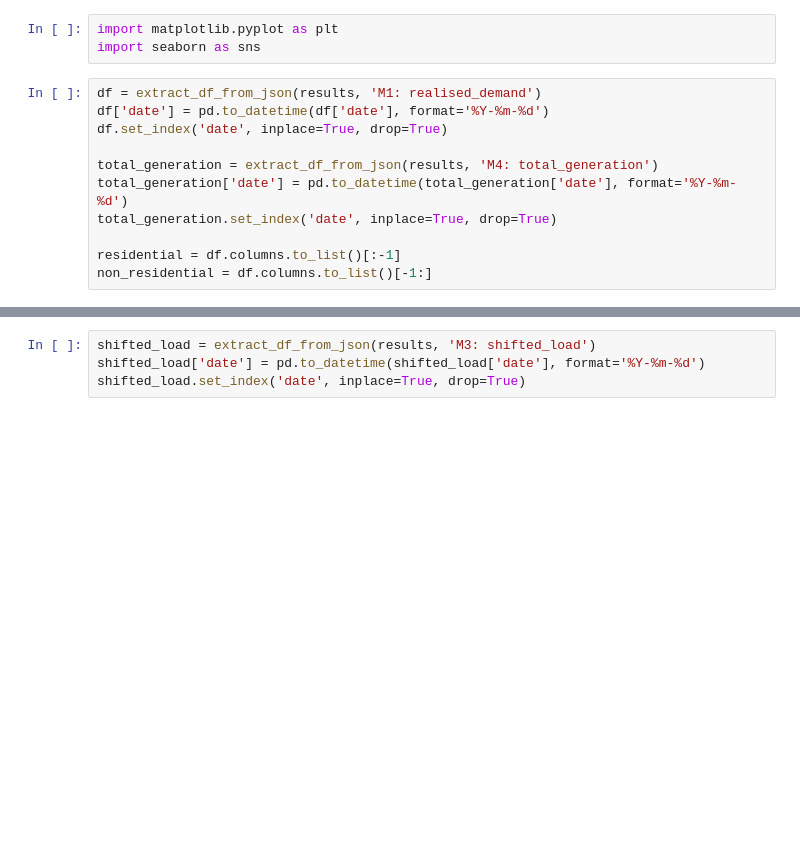
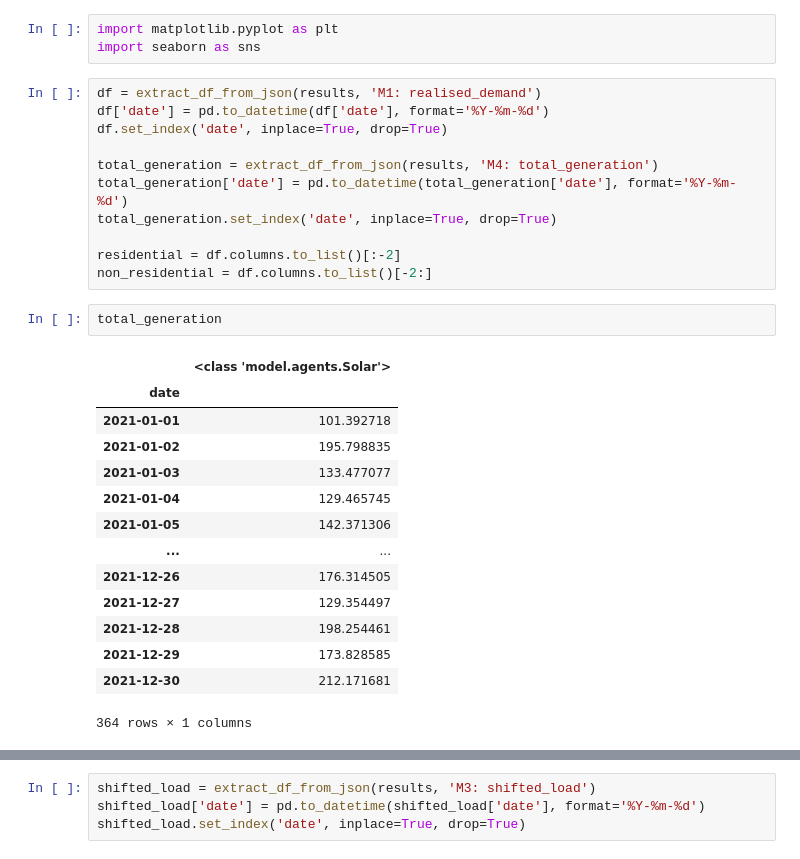
Before and after one commit to SoniAnmol/Modelling-Dutch-Energy-Communities, a Jupyter notebook: example/check_results.ipynb, the cells around one changed output, grey strips where cells are left out. Saved outputs shown, nothing was run; the diff lists cells and outputs as text; blank space fills up the shorter version.

```diff
--- a/example/check_results.ipynb
+++ b/example/check_results.ipynb
@@ -38,8 +38,25 @@ total_generation = extract_df_from_json(results, 'M4: total_generation')
 total_generation['date'] = pd.to_datetime(total_generation['date'], format='%Y-%m-%d')
 total_generation.set_index('date', inplace=True, drop=True)
 
-residential = df.columns.to_list()[:-1]
-non_residential = df.columns.to_list()[-1:]
+residential = df.columns.to_list()[:-2]
+non_residential = df.columns.to_list()[-2:]
+# %%
+total_generation
+# %% [output]
+|  | <class 'model.agents.Solar'> |
+| date |  |
+| 2021-01-01 | 101.392718 |
+| 2021-01-02 | 195.798835 |
+| 2021-01-03 | 133.477077 |
+| 2021-01-04 | 129.465745 |
+| 2021-01-05 | 142.371306 |
+| ... | ... |
+| 2021-12-26 | 176.314505 |
+| 2021-12-27 | 129.354497 |
+| 2021-12-28 | 198.254461 |
+| 2021-12-29 | 173.828585 |
+| 2021-12-30 | 212.171681 |
+364 rows × 1 columns
 # %%
 fig, axs = plt.subplots(3, 1, figsize=(15, 9.5), sharex=True)
 sns.set_theme(palette='colorblind')
```
Also changed, not shown: parts of 7 cells of this notebook, 7 other files.
